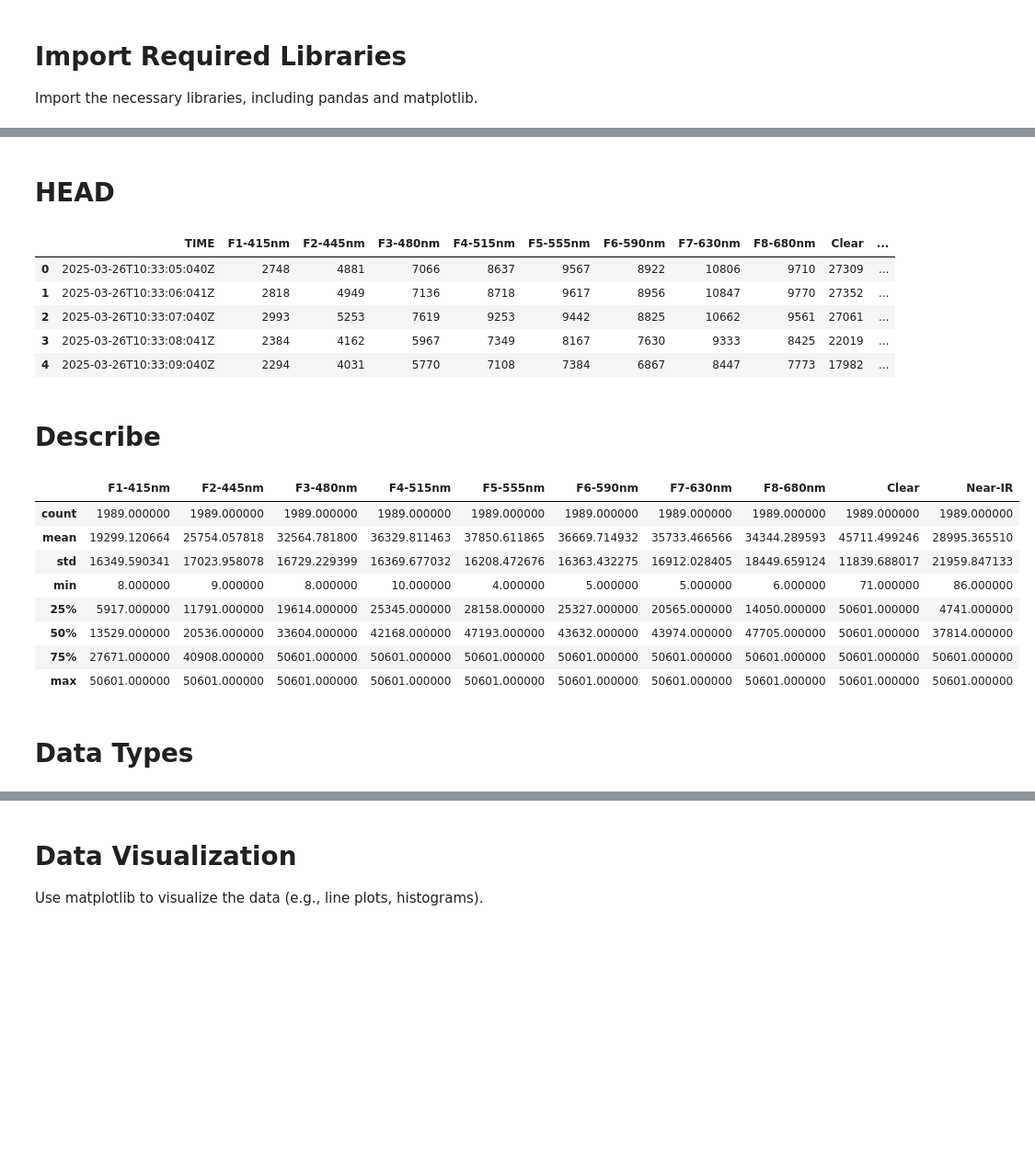
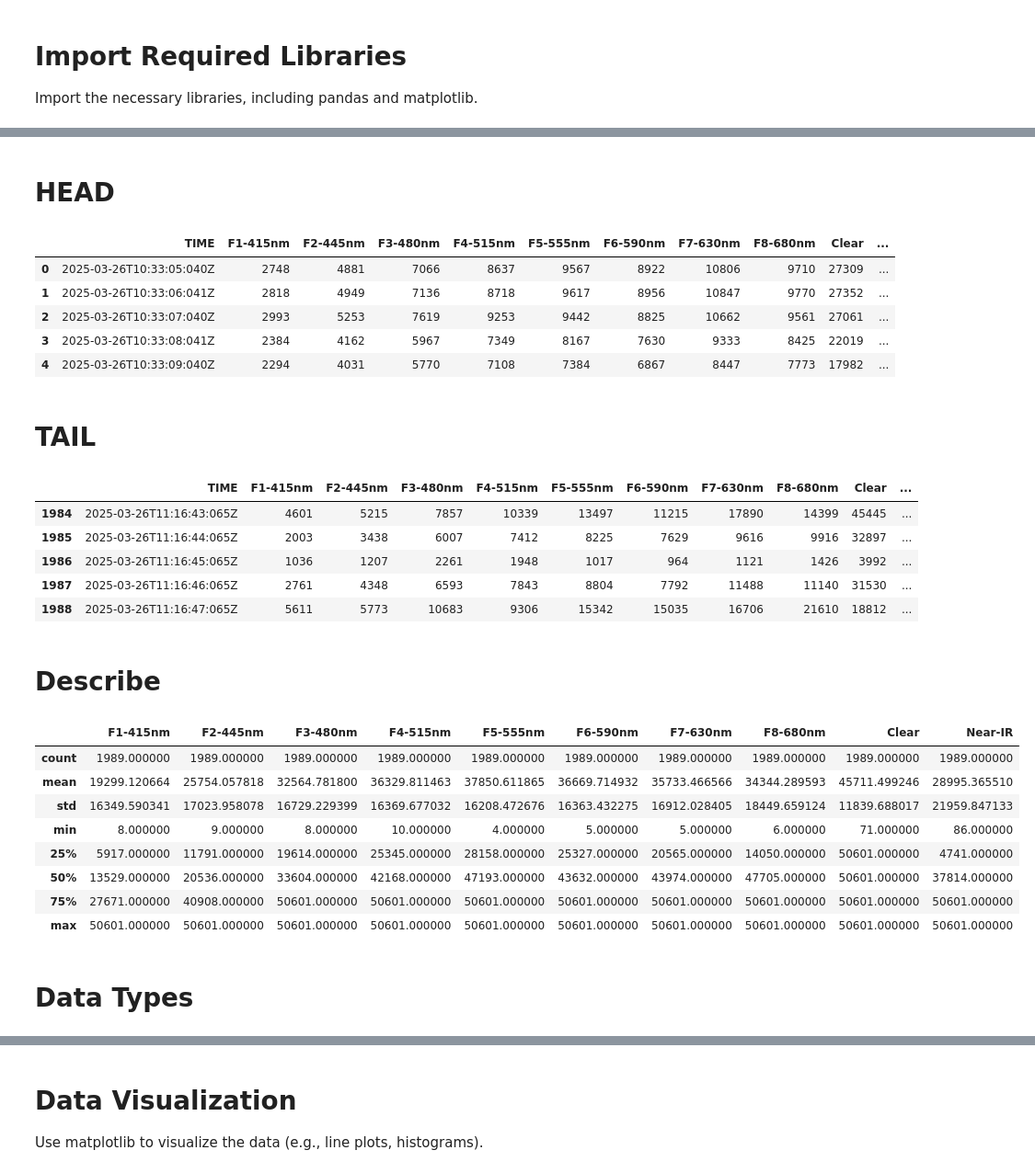
Before and after one commit to jongarrison/marine_sciences_data, a Jupyter notebook: kdupro/2025-03-26_disco_bay/250326_Analysis.ipynb, the cells around one changed output, grey strips where cells are left out. Shown at 92% size. Saved outputs shown, nothing was run; the diff lists cells and outputs as text; code cells hidden in the pictures; blank space fills up the shorter version.

```diff
--- a/kdupro/2025-03-26_disco_bay/250326_Analysis.ipynb
+++ b/kdupro/2025-03-26_disco_bay/250326_Analysis.ipynb
@@ -15,13 +17,11 @@ import ssl
 import requests
 import io
 
-# Load CSV File with approximately 41 lines of non-csv metadata
-startParsingAtLine = 0 #Normally 41
+# Load CSV File with approximately 42 lines of non-csv metadata
+startParsingAtLine = 42 #Normally 42
 
 # Load the CSV file into a DataFrame
-# url = 'https://raw.githubusercontent.com/jongarrison/marine_sciences_data/refs/heads/main/kdupro/2025-03-26_disco_bay/2025-03-26_buoy0_usa_discobay_0.5.txt' #Data was flawed, two spurious columns were present
-
-url = 'https://raw.githubusercontent.com/jongarrison/marine_sciences_data/refs/heads/main/kdupro/2025-03-26_disco_bay/2025-03-26_buoy0_usa_discobay_revised.csv'
+url = 'https://raw.githubusercontent.com/jongarrison/marine_sciences_data/refs/heads/main/kdupro/2025-03-26_disco_bay/2025-03-26_buoy0_usa_discobay_0.5.txt' #Data was flawed, two spurious columns were present
 
 response = requests.get(url)
 
@@ -49,45 +49,52 @@ TIME,F1-415nm,F2-445nm,F3-480nm,F4-515nm,F5-555nm,F6-590nm,F7-630nm,F8-680nm,Cle
 # %%
 
-df = pd.read_csv(io.StringIO(response.text), header=0, skiprows=startParsingAtLine, skip_blank_lines=True, sep=",") # sep=" ")
+df = pd.read_csv(io.StringIO(response.text), header=0, skiprows=startParsingAtLine, skip_blank_lines=True, sep=" ")
 
 display(HTML("<h1>HEAD</h1>"))
-# Display the first few rows of the DataFrame
-# print(df.head())
-
 # Display the first few rows of the DataFrame without wrapping columns
 display(HTML(df.head().to_html()))
+
+display(HTML("<h1>TAIL</h1>"))
+display(HTML(df.tail().to_html()))
 
 display(HTML("<h1>Describe</h1>"))
 # Display summary statistics of the DataFrame
 
 display(HTML(df.describe().to_html()))
 
 display(HTML("<h1>Data Types</h1>"))
 # Display data types of the DataFrame
 print(df.dtypes)
 
 # Check for missing values
 missing_values = df.isnull().sum()
 print("Missing values in each column:\n", missing_values)
 # %% [output]
 HEAD
 |  | TIME | F1-415nm | F2-445nm | F3-480nm | F4-515nm | F5-555nm | F6-590nm | F7-630nm | F8-680nm | Clear | ... |
 | 0 | 2025-03-26T10:33:05:040Z | 2748 | 4881 | 7066 | 8637 | 9567 | 8922 | 10806 | 9710 | 27309 | ... |
 | 1 | 2025-03-26T10:33:06:041Z | 2818 | 4949 | 7136 | 8718 | 9617 | 8956 | 10847 | 9770 | 27352 | ... |
 | 2 | 2025-03-26T10:33:07:040Z | 2993 | 5253 | 7619 | 9253 | 9442 | 8825 | 10662 | 9561 | 27061 | ... |
 | 3 | 2025-03-26T10:33:08:041Z | 2384 | 4162 | 5967 | 7349 | 8167 | 7630 | 9333 | 8425 | 22019 | ... |
 | 4 | 2025-03-26T10:33:09:040Z | 2294 | 4031 | 5770 | 7108 | 7384 | 6867 | 8447 | 7773 | 17982 | ... |
-Describe
+TAIL
-|  | F1-415nm | F2-445nm | F3-480nm | F4-515nm | F5-555nm | F6-590nm | F7-630nm | F8-680nm | Clear | Near-IR |
-| count | 1989.000000 | 1989.000000 | 1989.000000 | 1989.000000 | 1989.000000 | 1989.000000 | 1989.000000 | 1989.000000 | 1989.000000 | 1989.000000 |
-| mean | 19299.120664 | 25754.057818 | 32564.781800 | 36329.811463 | 37850.611865 | 36669.714932 | 35733.466566 | 34344.289593 | 45711.499246 | 28995.365510 |
-| std | 16349.590341 | 17023.958078 | 16729.229399 | 16369.677032 | 16208.472676 | 16363.432275 | 16912.028405 | 18449.659124 | 11839.688017 | 21959.847133 |
-| min | 8.000000 | 9.000000 | 8.000000 | 10.000000 | 4.000000 | 5.000000 | 5.000000 | 6.000000 | 71.000000 | 86.000000 |
-| 25% | 5917.000000 | 11791.000000 | 19614.000000 | 25345.000000 | 28158.000000 | 25327.000000 | 20565.000000 | 14050.000000 | 50601.000000 | 4741.000000 |
-| 50% | 13529.000000 | 20536.000000 | 33604.000000 | 42168.000000 | 47193.000000 | 43632.000000 | 43974.000000 | 47705.000000 | 50601.000000 | 37814.000000 |
-| 75% | 27671.000000 | 40908.000000 | 50601.000000 | 50601.000000 | 50601.000000 | 50601.000000 | 50601.000000 | 50601.000000 | 50601.000000 | 50601.000000 |
-| max | 50601.000000 | 50601.000000 | 50601.000000 | 50601.000000 | 50601.000000 | 50601.000000 | 50601.000000 | 50601.000000 | 50601.000000 | 50601.000000 |
+|  | TIME | F1-415nm | F2-445nm | F3-480nm | F4-515nm | F5-555nm | F6-590nm | F7-630nm | F8-680nm | Clear | ... |
+| 1984 | 2025-03-26T11:16:43:065Z | 4601 | 5215 | 7857 | 10339 | 13497 | 11215 | 17890 | 14399 | 45445 | ... |
+| 1985 | 2025-03-26T11:16:44:065Z | 2003 | 3438 | 6007 | 7412 | 8225 | 7629 | 9616 | 9916 | 32897 | ... |
+| 1986 | 2025-03-26T11:16:45:065Z | 1036 | 1207 | 2261 | 1948 | 1017 | 964 | 1121 | 1426 | 3992 | ... |
+| 1987 | 2025-03-26T11:16:46:065Z | 2761 | 4348 | 6593 | 7843 | 8804 | 7792 | 11488 | 11140 | 31530 | ... |
+| 1988 | 2025-03-26T11:16:47:065Z | 5611 | 5773 | 10683 | 9306 | 15342 | 15035 | 16706 | 21610 | 18812 | ... |
-Data Types
+Describe
+|  | F1-415nm | F2-445nm | F3-480nm | F4-515nm | F5-555nm | F6-590nm | F7-630nm | F8-680nm | Clear | Near-IR |
+| count | 1989.000000 | 1989.000000 | 1989.000000 | 1989.000000 | 1989.000000 | 1989.000000 | 1989.000000 | 1989.000000 | 1989.000000 | 1989.000000 |
+| mean | 19299.120664 | 25754.057818 | 32564.781800 | 36329.811463 | 37850.611865 | 36669.714932 | 35733.466566 | 34344.289593 | 45711.499246 | 28995.365510 |
+| std | 16349.590341 | 17023.958078 | 16729.229399 | 16369.677032 | 16208.472676 | 16363.432275 | 16912.028405 | 18449.659124 | 11839.688017 | 21959.847133 |
+| min | 8.000000 | 9.000000 | 8.000000 | 10.000000 | 4.000000 | 5.000000 | 5.000000 | 6.000000 | 71.000000 | 86.000000 |
+| 25% | 5917.000000 | 11791.000000 | 19614.000000 | 25345.000000 | 28158.000000 | 25327.000000 | 20565.000000 | 14050.000000 | 50601.000000 | 4741.000000 |
+| 50% | 13529.000000 | 20536.000000 | 33604.000000 | 42168.000000 | 47193.000000 | 43632.000000 | 43974.000000 | 47705.000000 | 50601.000000 | 37814.000000 |
+| 75% | 27671.000000 | 40908.000000 | 50601.000000 | 50601.000000 | 50601.000000 | 50601.000000 | 50601.000000 | 50601.000000 | 50601.000000 | 50601.000000 |
+| max | 50601.000000 | 50601.000000 | 50601.000000 | 50601.000000 | 50601.000000 | 50601.000000 | 50601.000000 | 50601.000000 | 50601.000000 | 50601.000000 |
+Data Types
 TIME        object
 F1-415nm     int64
 F2-445nm     int64
```
Also changed, not shown: parts of 3 cells of this notebook, 1 other file.
